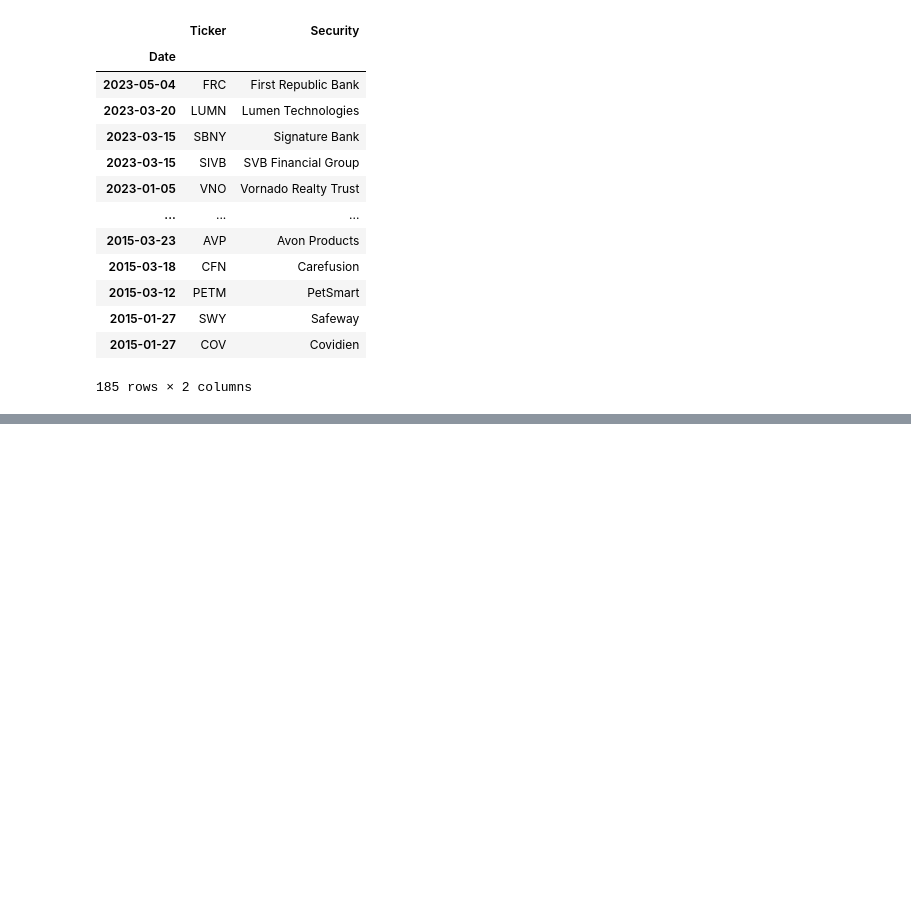
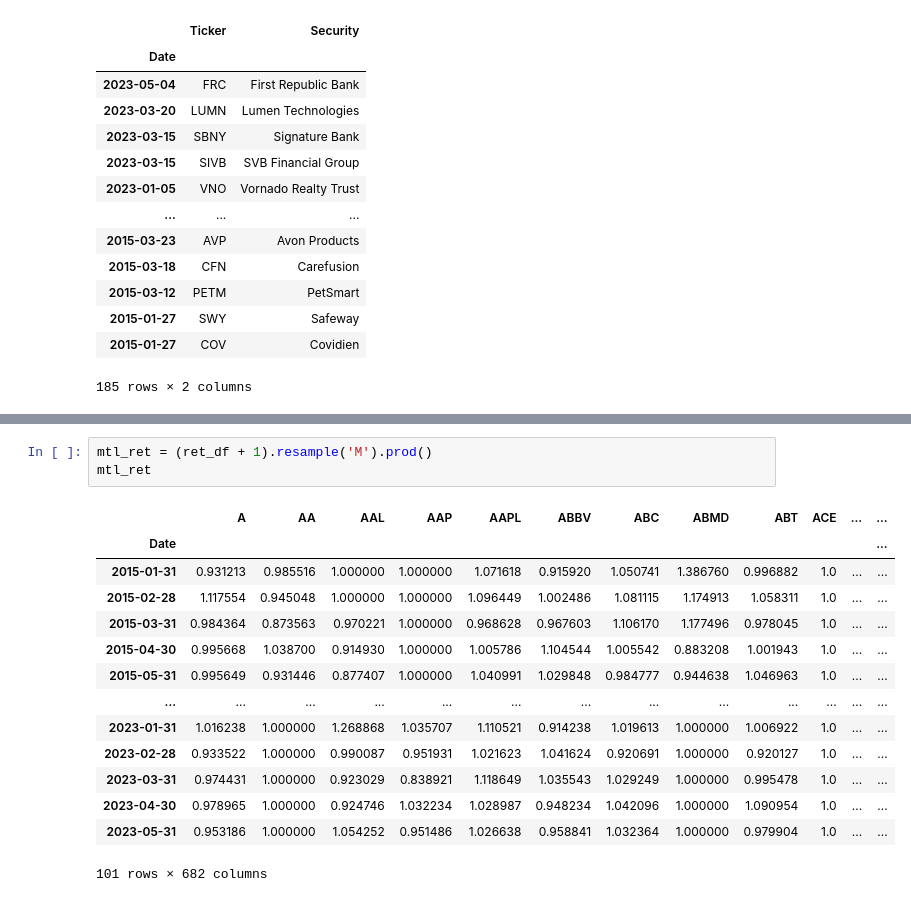
Before and after one commit to jeonjnh/trading_strategy_SP500, a Jupyter notebook: trading_strategy.ipynb, the cells around one changed output, grey strips where cells are left out. Saved outputs shown, nothing was run; the diff lists cells and outputs as text; blank space fills up the shorter version.

```diff
--- a/trading_strategy.ipynb
+++ b/trading_strategy.ipynb
@@ -267,0 +286,18 @@ df[['LUMN', 'SBNY']].tail(50)
+# %%
+mtl_ret = (ret_df + 1).resample('M').prod()
+mtl_ret
+# %% [output]
+|  | A | AA | AAL | AAP | AAPL | ABBV | ABC | ABMD | ABT | ACE | ... | ... |
+| Date |  |  |  |  |  |  |  |  |  |  |  | ... |
+| 2015-01-31 | 0.931213 | 0.985516 | 1.000000 | 1.000000 | 1.071618 | 0.915920 | 1.050741 | 1.386760 | 0.996882 | 1.0 | ... | ... |
+| 2015-02-28 | 1.117554 | 0.945048 | 1.000000 | 1.000000 | 1.096449 | 1.002486 | 1.081115 | 1.174913 | 1.058311 | 1.0 | ... | ... |
+| 2015-03-31 | 0.984364 | 0.873563 | 0.970221 | 1.000000 | 0.968628 | 0.967603 | 1.106170 | 1.177496 | 0.978045 | 1.0 | ... | ... |
+| 2015-04-30 | 0.995668 | 1.038700 | 0.914930 | 1.000000 | 1.005786 | 1.104544 | 1.005542 | 0.883208 | 1.001943 | 1.0 | ... | ... |
+| 2015-05-31 | 0.995649 | 0.931446 | 0.877407 | 1.000000 | 1.040991 | 1.029848 | 0.984777 | 0.944638 | 1.046963 | 1.0 | ... | ... |
+| ... | ... | ... | ... | ... | ... | ... | ... | ... | ... | ... | ... | ... |
+| 2023-01-31 | 1.016238 | 1.000000 | 1.268868 | 1.035707 | 1.110521 | 0.914238 | 1.019613 | 1.000000 | 1.006922 | 1.0 | ... | ... |
+| 2023-02-28 | 0.933522 | 1.000000 | 0.990087 | 0.951931 | 1.021623 | 1.041624 | 0.920691 | 1.000000 | 0.920127 | 1.0 | ... | ... |
+| 2023-03-31 | 0.974431 | 1.000000 | 0.923029 | 0.838921 | 1.118649 | 1.035543 | 1.029249 | 1.000000 | 0.995478 | 1.0 | ... | ... |
+| 2023-04-30 | 0.978965 | 1.000000 | 0.924746 | 1.032234 | 1.028987 | 0.948234 | 1.042096 | 1.000000 | 1.090954 | 1.0 | ... | ... |
+| 2023-05-31 | 0.953186 | 1.000000 | 1.054252 | 0.951486 | 1.026638 | 0.958841 | 1.032364 | 1.000000 | 0.979904 | 1.0 | ... | ... |
+101 rows × 682 columns
```
Also changed, not shown: parts of 19 cells of this notebook.
